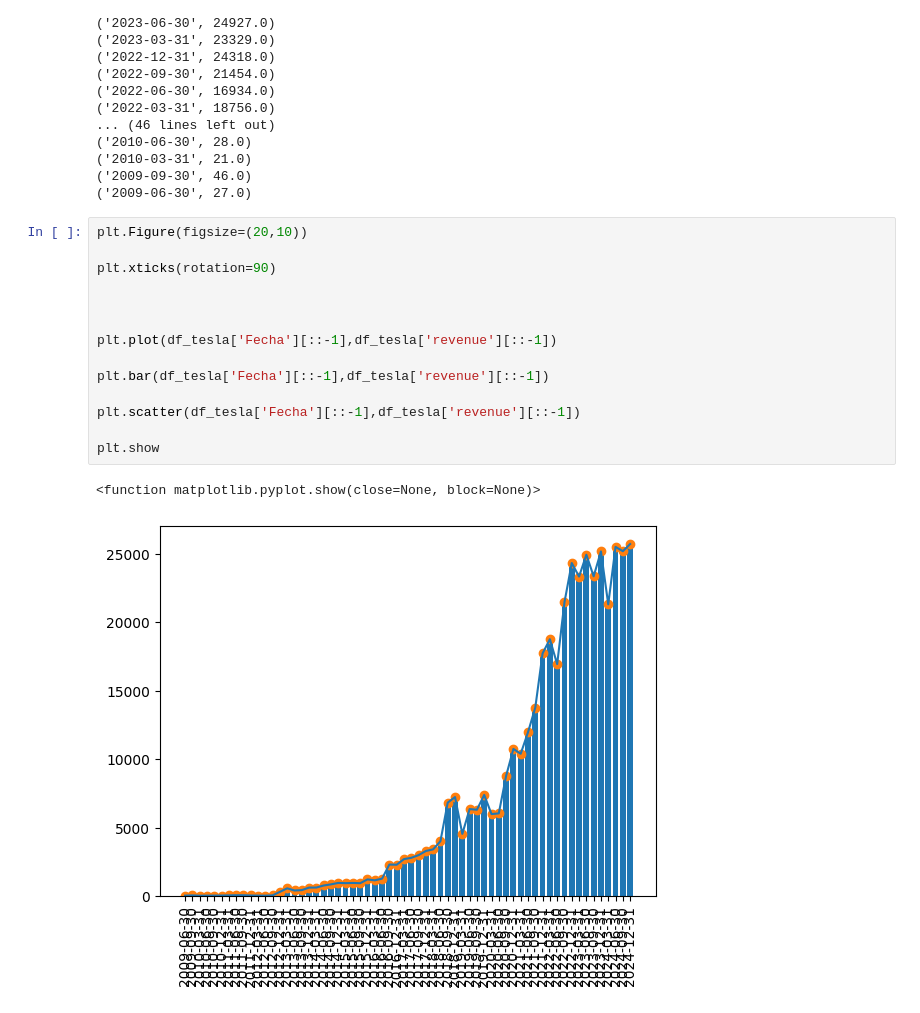
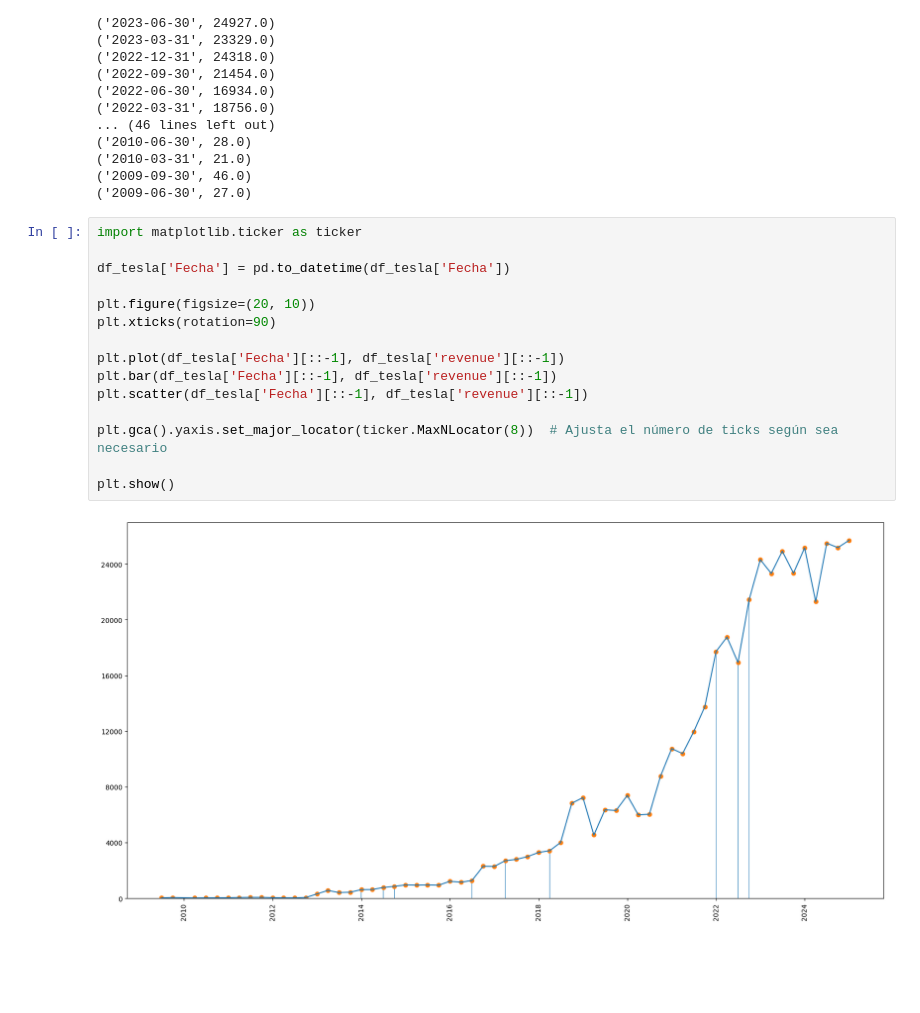
Before and after one commit to Valenfrc/web-scraping-project-tutorial, a Jupyter notebook: src/explore.es.ipynb, the cells around one changed output. Drawn from its saved outputs; the diff is of its cells as text; blank space fills up the shorter version.

```diff
--- a/src/explore.es.ipynb
+++ b/src/explore.es.ipynb
@@ -312,19 +312,19 @@ for row in resultado:
 ('2009-09-30', 46.0)
 ('2009-06-30', 27.0)
 # %%
-plt.Figure(figsize=(20,10))
+import matplotlib.ticker as ticker
 
+df_tesla['Fecha'] = pd.to_datetime(df_tesla['Fecha'])
+
+plt.figure(figsize=(20, 10))
 plt.xticks(rotation=90)
 
+plt.plot(df_tesla['Fecha'][::-1], df_tesla['revenue'][::-1])
+plt.bar(df_tesla['Fecha'][::-1], df_tesla['revenue'][::-1])
+plt.scatter(df_tesla['Fecha'][::-1], df_tesla['revenue'][::-1])
 
+plt.gca().yaxis.set_major_locator(ticker.MaxNLocator(8))  # Ajusta el número de ticks según sea necesario
 
-plt.plot(df_tesla['Fecha'][::-1],df_tesla['revenue'][::-1])
-
-plt.bar(df_tesla['Fecha'][::-1],df_tesla['revenue'][::-1])
-
-plt.scatter(df_tesla['Fecha'][::-1],df_tesla['revenue'][::-1])
-
-plt.show
+plt.show()
 # %% [output]
-<function matplotlib.pyplot.show(close=None, block=None)>
-[figure, old version]
+[figure, new version]
```
Also changed, not shown: parts of 2 cells of this notebook, 1 other file.
